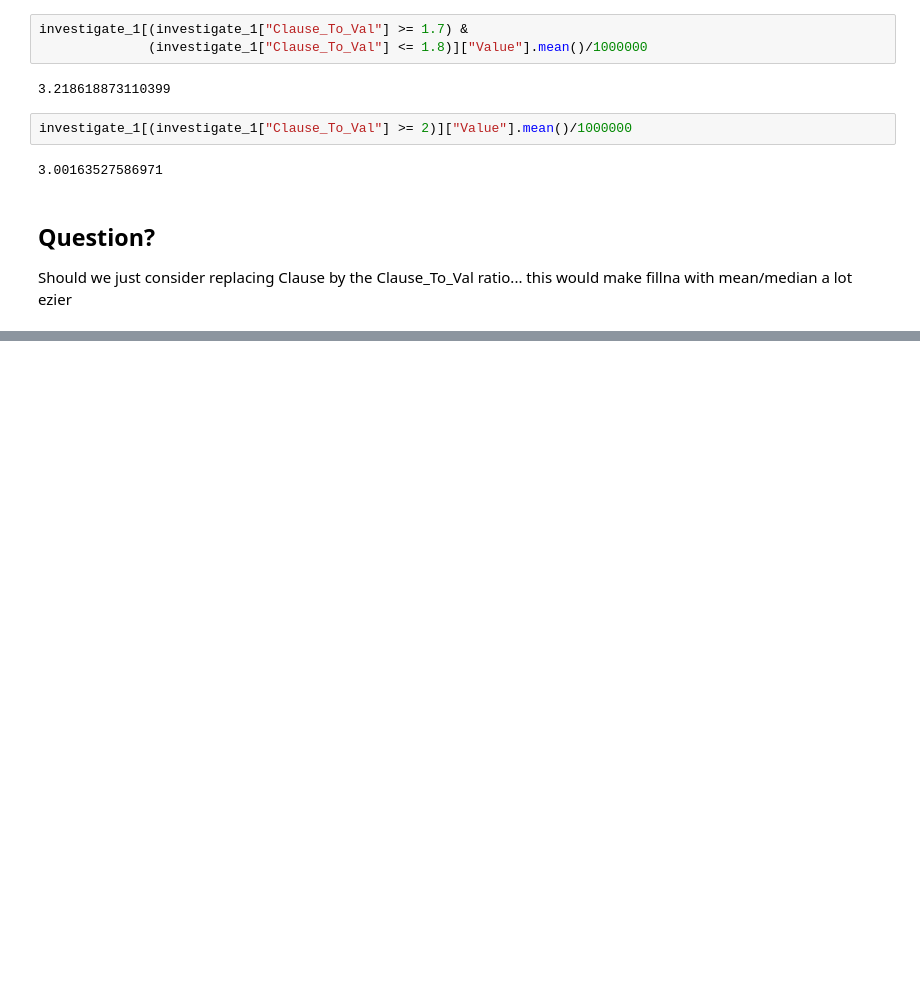
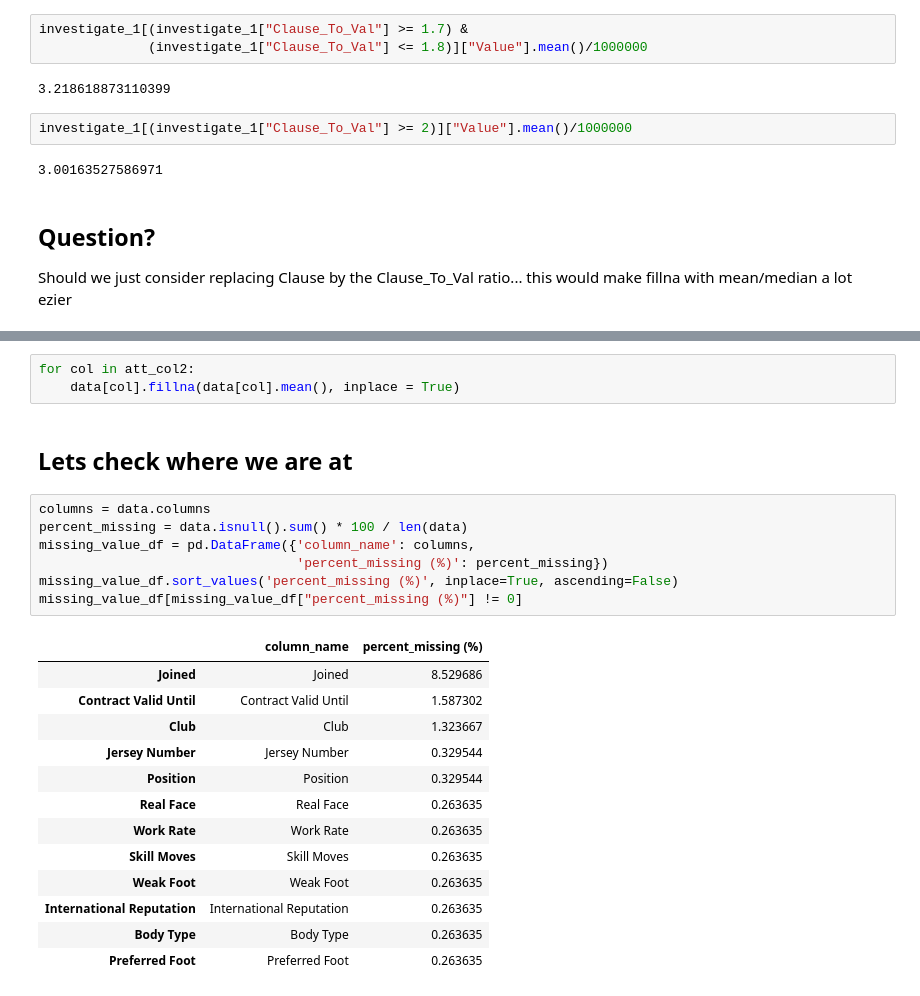
Before and after one commit to HieuFromWaterloo/stat441_project, a Jupyter notebook: Exploration.ipynb, the cells around one changed output, grey strips where cells are left out. Cells and saved outputs as stored; diff of their text form; blank space fills up the shorter version.

```diff
--- a/Exploration.ipynb
+++ b/Exploration.ipynb
@@ -210,0 +307,26 @@ Should we just consider replacing Clause by the Clause_To_Val ratio... this woul
+# %%
+for col in att_col2:
+    data[col].fillna(data[col].mean(), inplace = True)
+# %% [markdown]
+## Lets check where we are at
+# %%
+columns = data.columns
+percent_missing = data.isnull().sum() * 100 / len(data)
+missing_value_df = pd.DataFrame({'column_name': columns,
+                                 'percent_missing (%)': percent_missing})
+missing_value_df.sort_values('percent_missing (%)', inplace=True, ascending=False)
+missing_value_df[missing_value_df["percent_missing (%)"] != 0]
+# %% [output]
+|  | column_name | percent_missing (%) |
+| Joined | Joined | 8.529686 |
+| Contract Valid Until | Contract Valid Until | 1.587302 |
+| Club | Club | 1.323667 |
+| Jersey Number | Jersey Number | 0.329544 |
+| Position | Position | 0.329544 |
+| Real Face | Real Face | 0.263635 |
+| Work Rate | Work Rate | 0.263635 |
+| Skill Moves | Skill Moves | 0.263635 |
+| Weak Foot | Weak Foot | 0.263635 |
+| International Reputation | International Reputation | 0.263635 |
+| Body Type | Body Type | 0.263635 |
+| Preferred Foot | Preferred Foot | 0.263635 |
```
Also changed, not shown: parts of 27 cells of this notebook.
